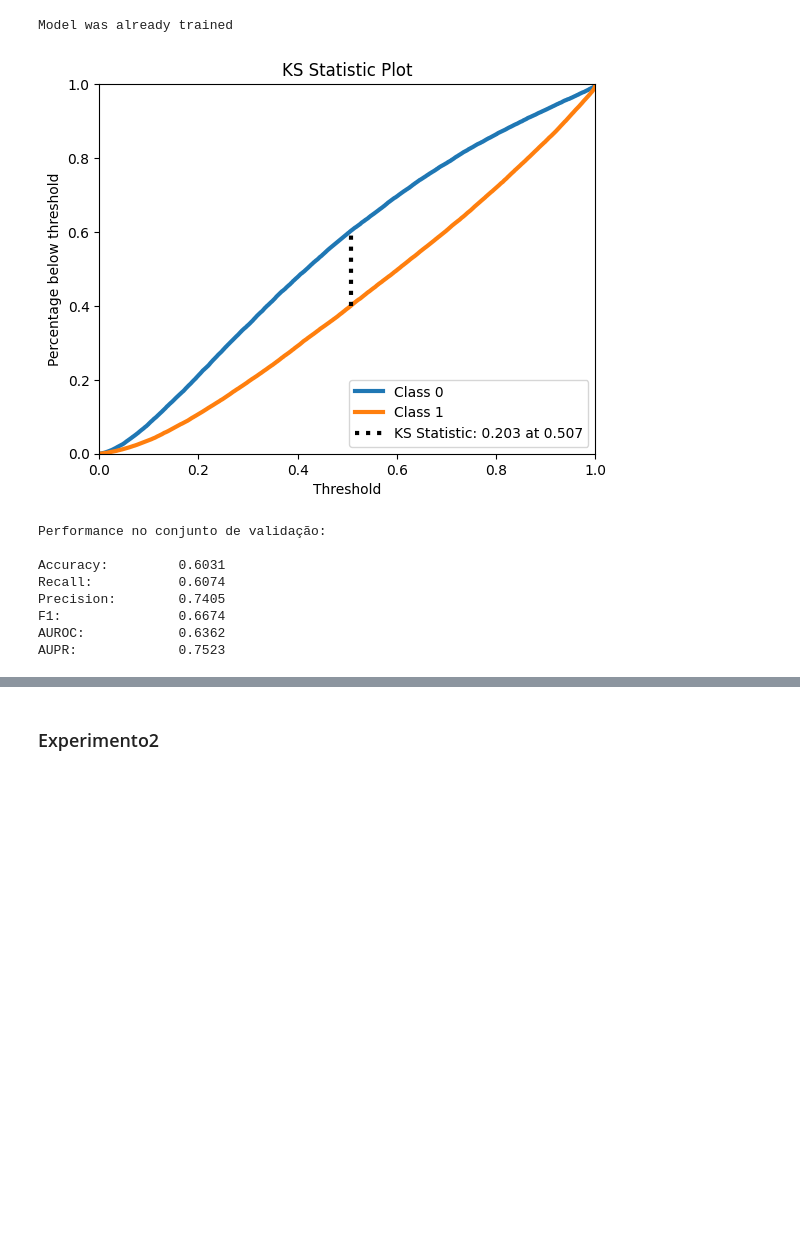
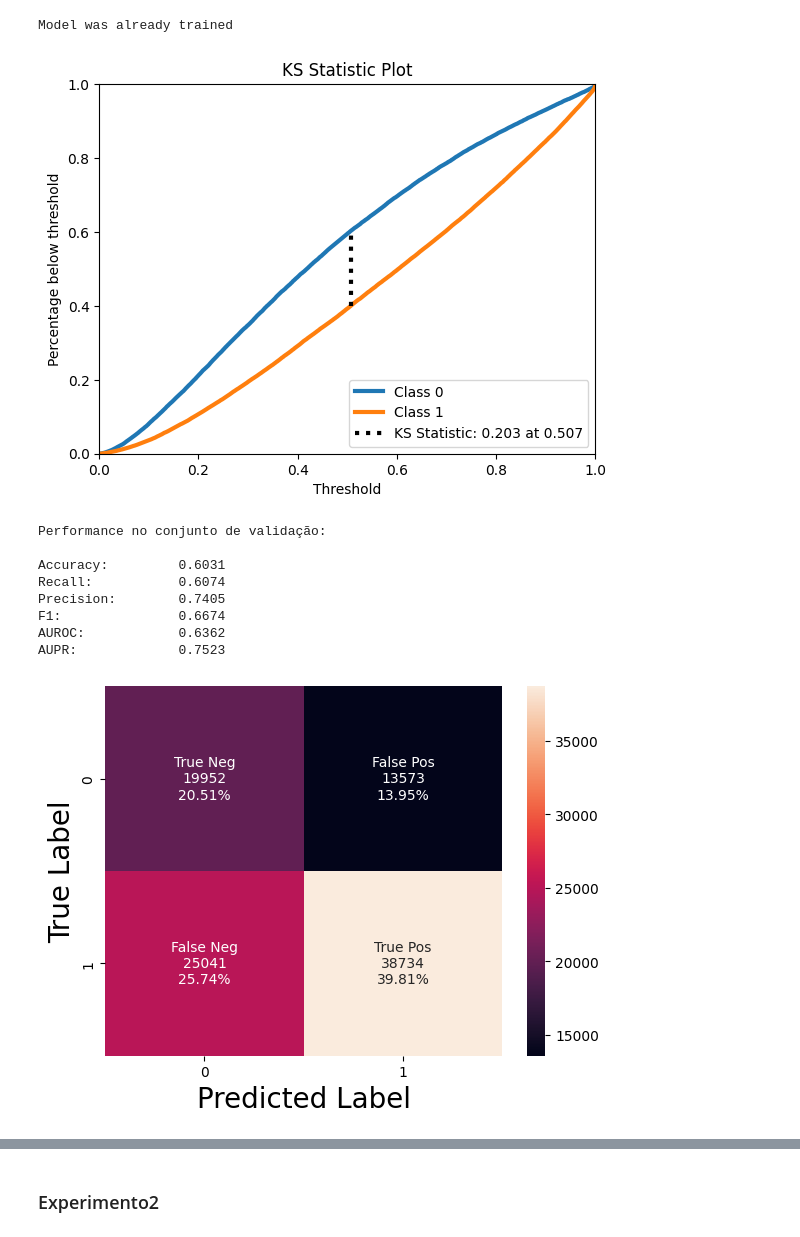
Before and after one commit to aasb2/neural-networks, a Jupyter notebook: Projeto Final.ipynb, the cells around one changed output, grey strips where cells are left out. Cells and saved outputs as stored; diff of their text form; code cells hidden in the pictures; blank space fills up the shorter version.

```diff
--- a/Projeto Final.ipynb
+++ b/Projeto Final.ipynb
@@ -614,19 +656,21 @@ Model was already trained
 # %%
 mlp_pred_class = mlp_ns.predict(x_test)
 mlp_pred_scores = mlp_ns.predict_proba(x_test)
 accuracy, recall, precision, f1, auroc, aupr = metrics.compute_performance_metrics(y_test, mlp_pred_class, mlp_pred_scores)
 print('Performance no conjunto de validação:')
 metrics.print_metrics_summary(accuracy, recall, precision, f1, auroc, aupr)
+metrics.plot_confusion_matrix(y_test, mlp_pred_class)
 # %% [output]
 [figure]
 Performance no conjunto de validação:
 
 Accuracy:         0.6031
 Recall:           0.6074
 Precision:        0.7405
 F1:               0.6674
 AUROC:            0.6362
 AUPR:             0.7523
+[figure, added]
 # %%
 mlp_pred_class = mlp_ens.predict(x_test)
 mlp_pred_scores = mlp_ens.predict_proba(x_test)
```
Also changed, not shown: parts of 39 cells of this notebook, 1 other file.
